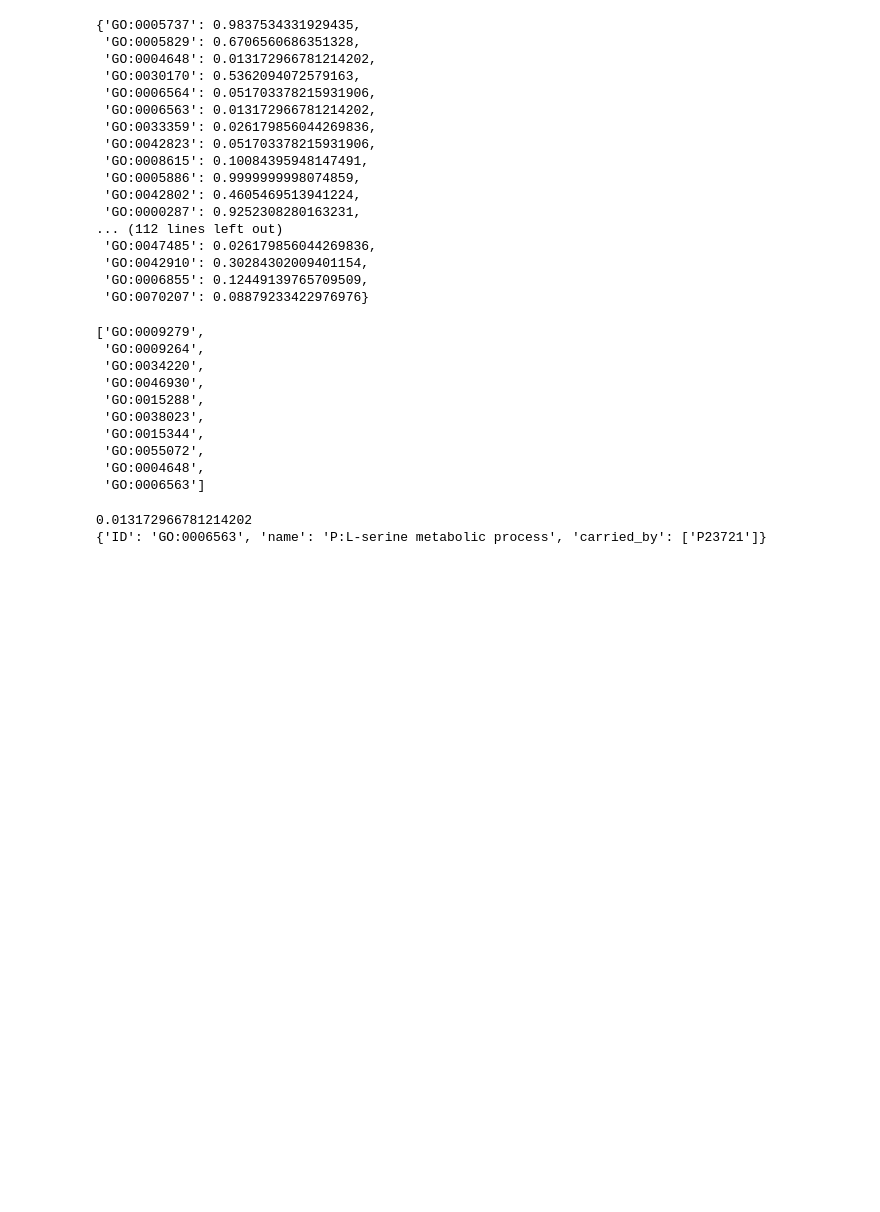
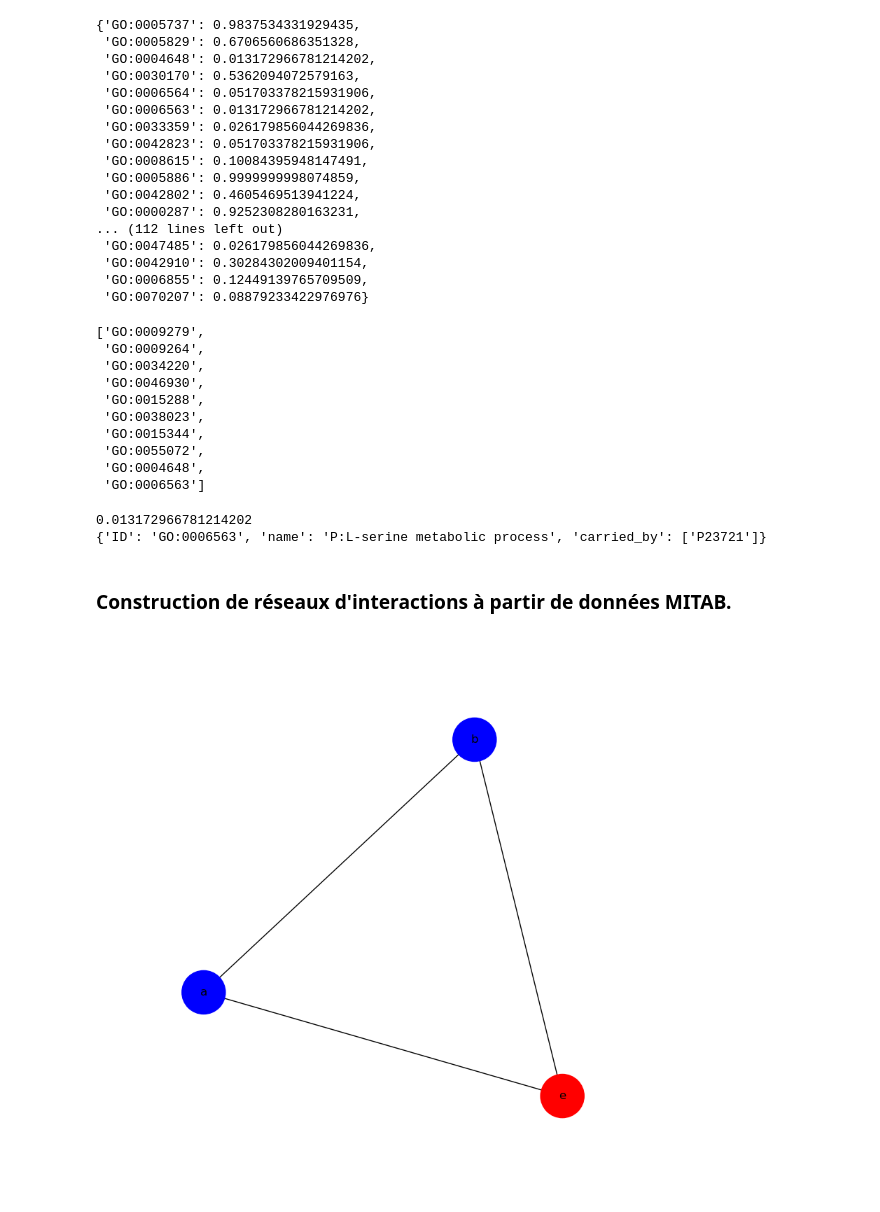
Before and after one commit to ebauduer/tp-proteomics, a Jupyter notebook: TP1.ipynb, the cells around one changed output. Saved outputs shown, nothing was run; the diff lists cells and outputs as text; code cells hidden in the pictures; blank space fills up the shorter version.

```diff
--- a/TP1.ipynb
+++ b/TP1.ipynb
@@ -525,3 +525,20 @@ print(dic_go['GO:0006563'])
 # %% [output]
 0.013172966781214202
 {'ID': 'GO:0006563', 'name': 'P:L-serine metabolic process', 'carried_by': ['P23721']}
+# %% [markdown]
+### Construction de réseaux d'interactions à partir de données MITAB.
+# %%
+%matplotlib widget
+import matplotlib.pyplot as plt
+import networkx as nx
+G = nx.Graph()
+
+fig, ax = plt.subplots(figsize=(8, 8))
+
+G.add_edge('a', 'b')
+G.add_edge('e', 'b')
+G.add_edge('e', 'a')
+pos = nx.spring_layout(G)
+nx.draw(G, pos, with_labels=True, node_color=['blue','blue','red'] , node_size=2000)
+# %% [output]
+[figure, added]
```
Also changed, not shown: 1 other file.
